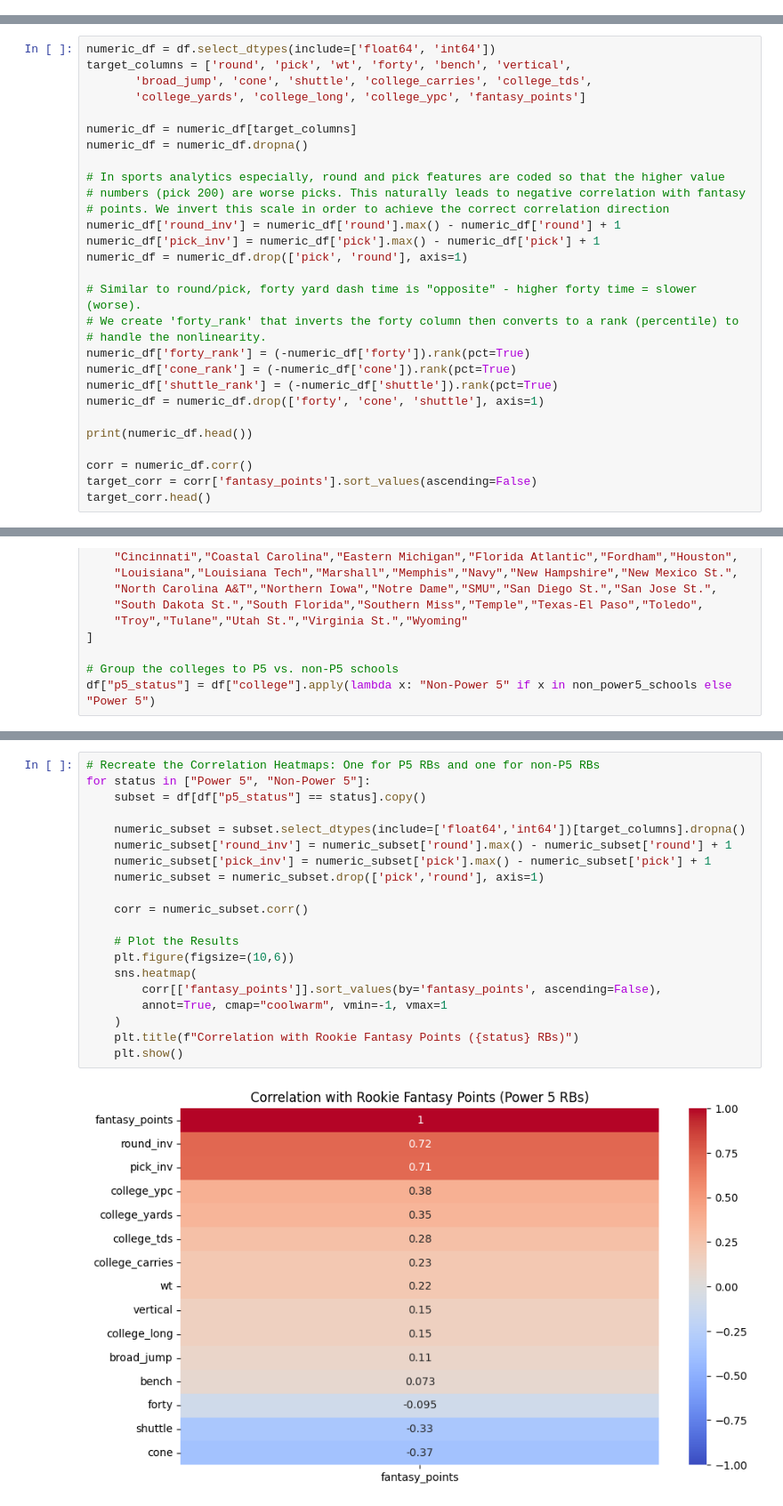
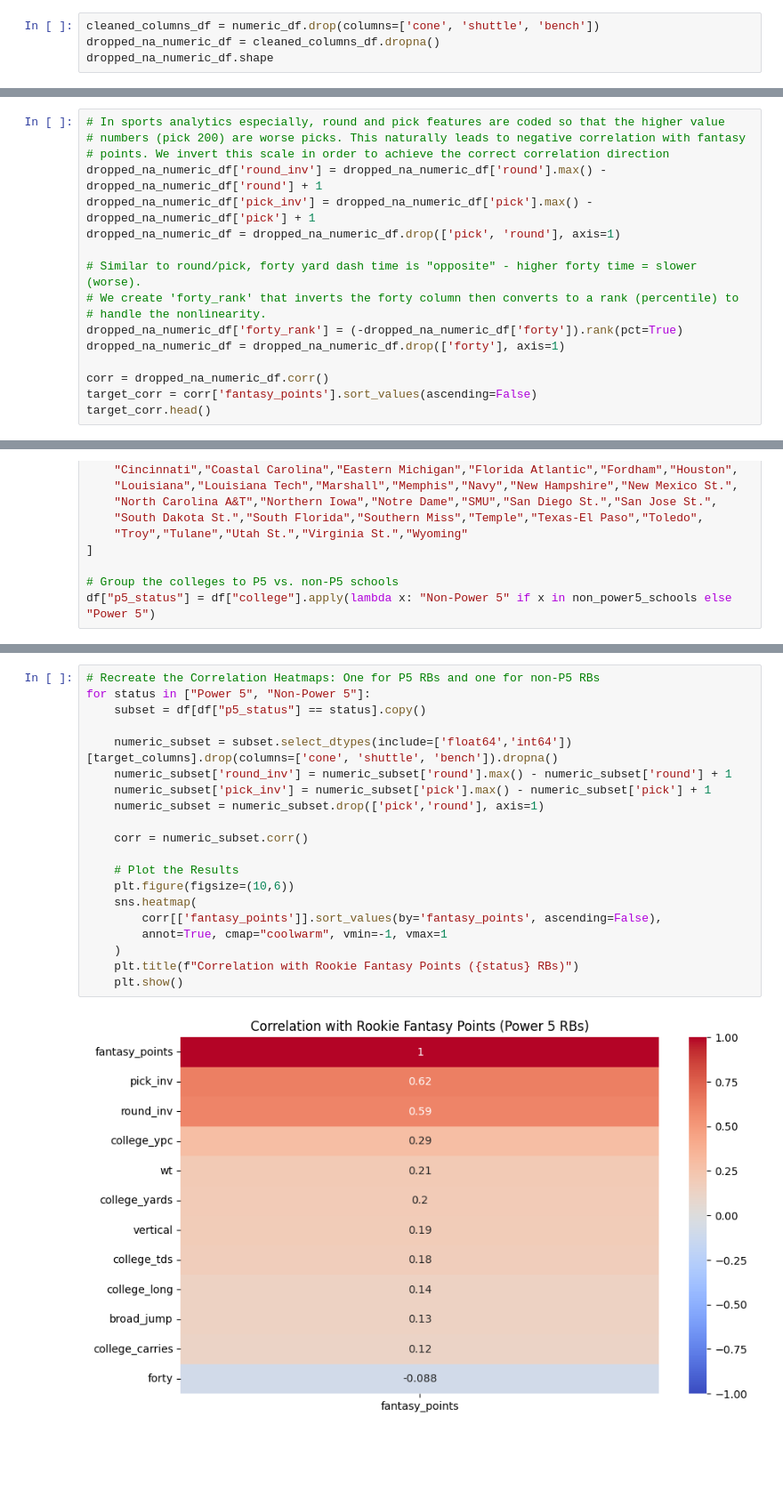
Before and after one commit to jtang6031/593-ff-rookie-success, a Jupyter notebook: src/p5_vs_non_p5_schools.ipynb, the cells around one changed output, grey strips where cells are left out. Shown at 89% size. Cells and saved outputs as stored; diff of their text form; blank space fills up the shorter version.

Commit message:
cleaned columns for heatmap. Added bar chart for draft position

```diff
--- a/src/p5_vs_non_p5_schools.ipynb
+++ b/src/p5_vs_non_p5_schools.ipynb
@@ -41,0 +89,4 @@ Below, we select only the **numeric** type columns which mainly includes draft s
+# %%
+cleaned_columns_df = numeric_df.drop(columns=['cone', 'shuttle', 'bench'])
+dropped_na_numeric_df = cleaned_columns_df.dropna()
+dropped_na_numeric_df.shape
@@ -42,30 +97,18 @@ Below, we select only the **numeric** type columns which mainly includes draft s
 # %%
-numeric_df = df.select_dtypes(include=['float64', 'int64'])
-target_columns = ['round', 'pick', 'wt', 'forty', 'bench', 'vertical',
-       'broad_jump', 'cone', 'shuttle', 'college_carries', 'college_tds',
-       'college_yards', 'college_long', 'college_ypc', 'fantasy_points']
-
-numeric_df = numeric_df[target_columns]
-numeric_df = numeric_df.dropna()
-
 # In sports analytics especially, round and pick features are coded so that the higher value
 # numbers (pick 200) are worse picks. This naturally leads to negative correlation with fantasy
 # points. We invert this scale in order to achieve the correct correlation direction
-numeric_df['round_inv'] = numeric_df['round'].max() - numeric_df['round'] + 1
-numeric_df['pick_inv'] = numeric_df['pick'].max() - numeric_df['pick'] + 1
-numeric_df = numeric_df.drop(['pick', 'round'], axis=1)
+dropped_na_numeric_df['round_inv'] = dropped_na_numeric_df['round'].max() - dropped_na_numeric_df['round'] + 1
+dropped_na_numeric_df['pick_inv'] = dropped_na_numeric_df['pick'].max() - dropped_na_numeric_df['pick'] + 1
+dropped_na_numeric_df = dropped_na_numeric_df.drop(['pick', 'round'], axis=1)
 
 # Similar to round/pick, forty yard dash time is "opposite" - higher forty time = slower (worse).
 # We create 'forty_rank' that inverts the forty column then converts to a rank (percentile) to
 # handle the nonlinearity.
-numeric_df['forty_rank'] = (-numeric_df['forty']).rank(pct=True)
-numeric_df['cone_rank'] = (-numeric_df['cone']).rank(pct=True)
-numeric_df['shuttle_rank'] = (-numeric_df['shuttle']).rank(pct=True)
-numeric_df = numeric_df.drop(['forty', 'cone', 'shuttle'], axis=1)
+dropped_na_numeric_df['forty_rank'] = (-dropped_na_numeric_df['forty']).rank(pct=True)
+dropped_na_numeric_df = dropped_na_numeric_df.drop(['forty'], axis=1)
 
-print(numeric_df.head())
-
-corr = numeric_df.corr()
+corr = dropped_na_numeric_df.corr()
 target_corr = corr['fantasy_points'].sort_values(ascending=False)
 target_corr.head()
 # %% [output]
@@ -161,22 +189,22 @@ dtype: int64
 # %%
 # Recreate the Correlation Heatmaps: One for P5 RBs and one for non-P5 RBs
 for status in ["Power 5", "Non-Power 5"]:
     subset = df[df["p5_status"] == status].copy()
 
-    numeric_subset = subset.select_dtypes(include=['float64','int64'])[target_columns].dropna()
+    numeric_subset = subset.select_dtypes(include=['float64','int64'])[target_columns].drop(columns=['cone', 'shuttle', 'bench']).dropna()
     numeric_subset['round_inv'] = numeric_subset['round'].max() - numeric_subset['round'] + 1
     numeric_subset['pick_inv'] = numeric_subset['pick'].max() - numeric_subset['pick'] + 1
     numeric_subset = numeric_subset.drop(['pick','round'], axis=1)
 
     corr = numeric_subset.corr()
 
     # Plot the Results
     plt.figure(figsize=(10,6))
     sns.heatmap(
         corr[['fantasy_points']].sort_values(by='fantasy_points', ascending=False),
         annot=True, cmap="coolwarm", vmin=-1, vmax=1
     )
     plt.title(f"Correlation with Rookie Fantasy Points ({status} RBs)")
     plt.show()
 # %% [output]
-[figure, old version]
+[figure, new version]
```
Also changed, not shown: parts of 13 cells of this notebook.
